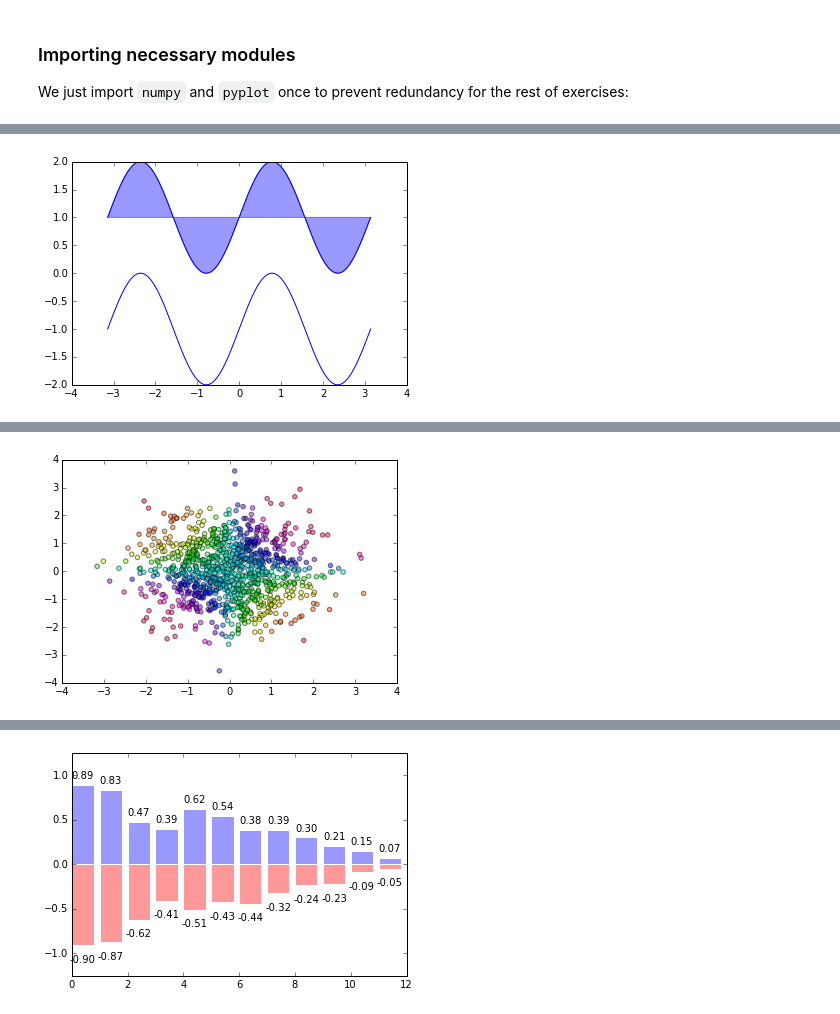
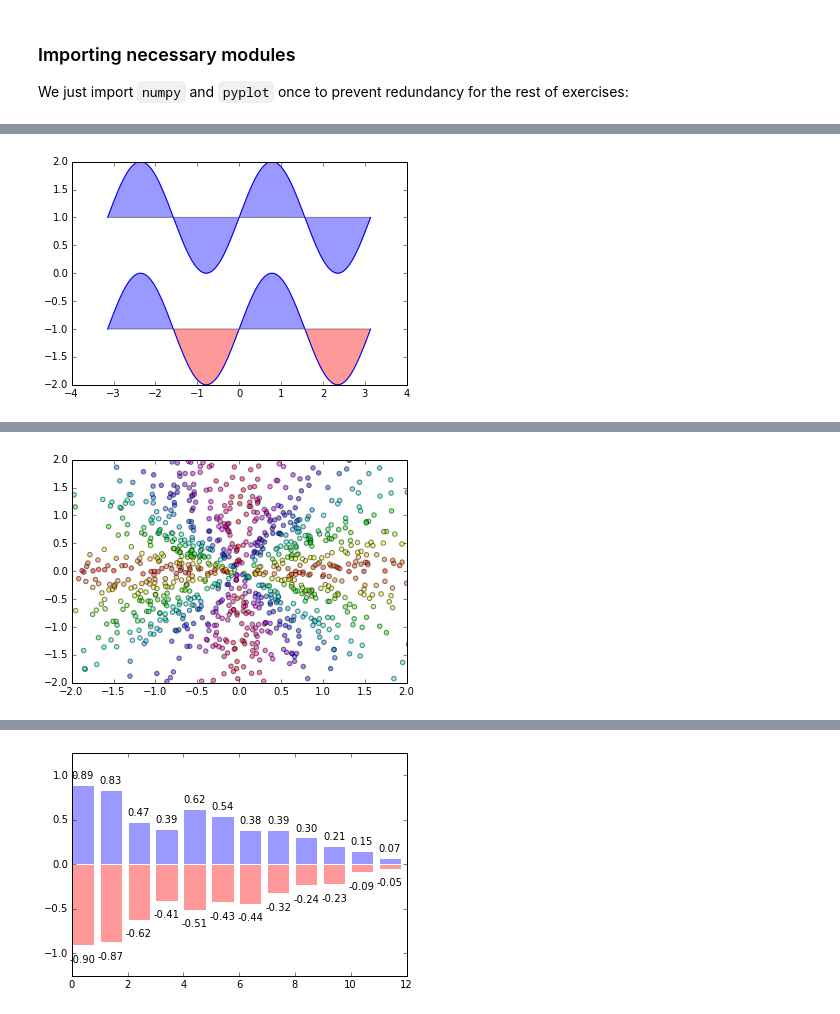
Before and after one commit to LeannaCalla/CSCI-2000U-100555398, a Jupyter notebook: matplotlib/matplotlib_exercises.ipynb, the cells around one changed output, grey strips where cells are left out. Drawn from its saved outputs; the diff is of its cells as text; code cells hidden in the pictures.

```diff
--- a/matplotlib/matplotlib_exercises.ipynb
+++ b/matplotlib/matplotlib_exercises.ipynb
@@ -35,10 +35,11 @@ Y = np.sin(2*X)
 plt.plot (X, Y+1, color='blue', alpha=1.00)
 plt.plot (X, Y-1, color='blue', alpha=1.00)
 plt.fill_between(X, 1, Y+1, facecolor= 'b', alpha=0.4)
-plt.fill_between(X, -1, Y-1, Y <=- 1, facecolor= 'r', alpha=0.4)
+plt.fill_between(X, -1, Y-1, (Y-1) <=- 1, facecolor= 'r', alpha=0.4)
+plt.fill_between(X, -1, Y-1, (Y-1) >=- 1, facecolor= 'b', alpha=0.4)
 plt.show()
 # %% [output]
-[figure, old version]
+[figure, new version]
 # %% [markdown]
 ## Scatter Plot
 
@@ -59,16 +60,16 @@ Color is given by angle of (X,Y).
 # %%
 n = 1024
 X = np.random.normal(0,1,n)
 Y = np.random.normal(0,1,n)
 
-colors = np.arctan( (X * Y) )
+colors = np.sin( np.abs(np.arctan( Y /  X )) / 4)
 
-c= plt.scatter(X, Y, c=colors, cmap=plt.cm.hsv)
-
+c= plt.scatter(X, Y, s=20, c=colors, cmap=plt.cm.hsv)
+plt.axis([-2, 2, -2, 2])
 
 c.set_alpha(0.5)
 # %% [output]
-[figure, old version]
+[figure, new version]
 # %% [markdown]
 ## Bar Plot
 
```
Also changed, not shown: parts of 2 cells of this notebook, 2 other files.
